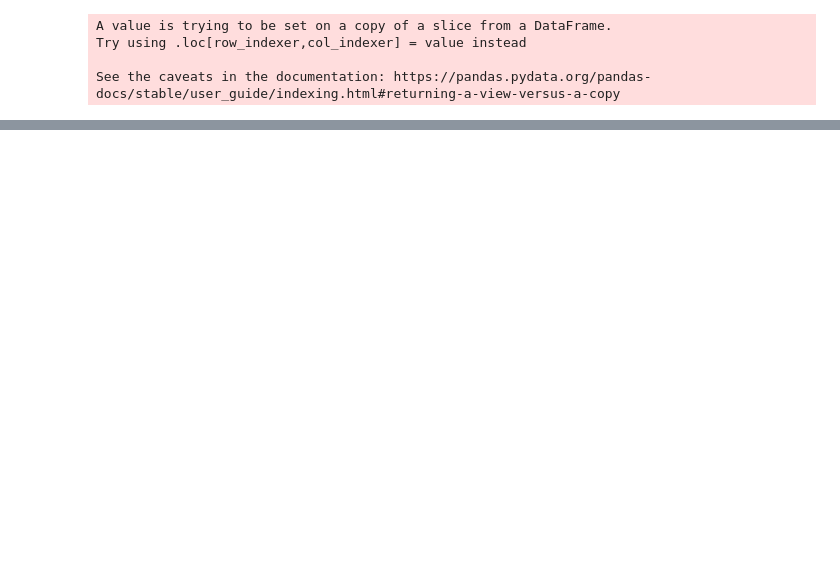
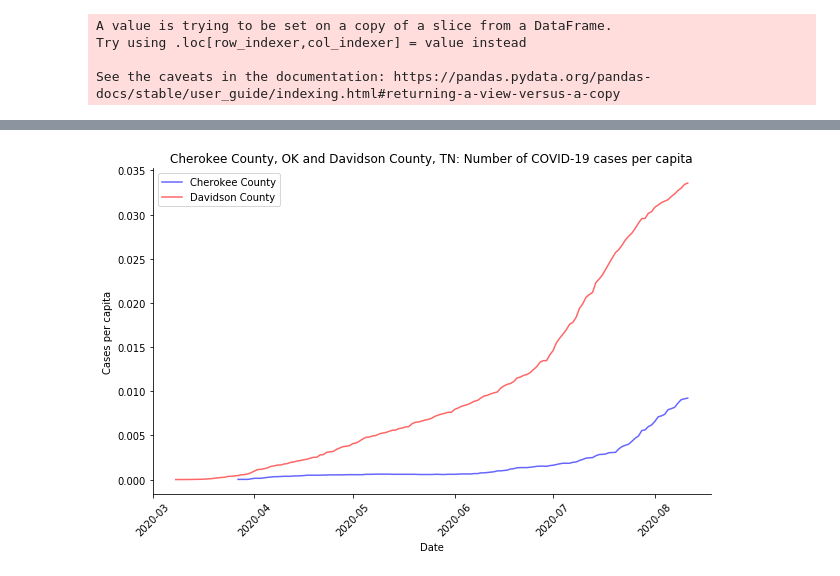
Before and after one commit to cellomaster2238/cherokee_covid, a Jupyter notebook: cherokee_covid.ipynb, the cells around one changed output, grey strips where cells are left out. Cells and saved outputs as stored; diff of their text form; code cells hidden in the pictures; blank space fills up the shorter version.

```diff
--- a/cherokee_covid.ipynb
+++ b/cherokee_covid.ipynb
@@ -8,6 +7,10 @@ from sklearn.linear_model import LinearRegression
 # %%
 # URL for raw file
 csv_url = 'https://github.com/nytimes/covid-19-data/raw/master/us-counties.csv'
+# %%
+# Estimated populations for Cherokee and Davidson (TN) taken from Wikipedia
+cher_pop = 48675
+dav_pop = 694144
 # %%
 df = pd.read_csv(csv_url)
 df['date'] = pd.to_datetime(df['date'])
@@ -163,0 +173,3 @@ plt.show()
+# %%
+# Create a per capita column in cherokee dataframe
+cherokee_df['per capita'] = cherokee_df['cases']/cher_pop
@@ -163,0 +181,12 @@ plt.show()
+# %%
+# Create dataframe with TN data
+ten_df = df[df['state'] == 'Tennessee']
+
+# Create dataframe with Davidson County, TN data
+davidson_df = ten_df[ten_df['county'] == 'Davidson']
+davidson_df.reset_index(drop = True, inplace = True)
+
+# Create per capita column
+davidson_df['per capita'] = davidson_df['cases']/dav_pop
+
+davidson_df.head()
@@ -163,0 +205,18 @@ plt.show()
+# %%
+# Create plot of per capita data
+fig, ax = plt.subplots(figsize = (10, 6))
+ax.plot(cherokee_df['date'], cherokee_df['per capita'], color = 'blue', alpha = 0.6, label = 'Cherokee County')
+ax.plot(davidson_df['date'], davidson_df['per capita'], color = 'red', alpha = 0.6, label = 'Davidson County')
+plt.title('Cherokee County, OK and Davidson County, TN: Number of COVID-19 cases per capita')
+plt.ylabel('Cases per capita')
+plt.xlabel('Date')
+plt.xticks(rotation = 45)
+ax.set_xlim([dt.date(2020, 3, 1), cherokee_df['date'].max() + dt.timedelta(7, 0)])
+ax.spines['top'].set_visible(False)
+ax.spines['right'].set_visible(False)
+ax.legend()
+
+fig.savefig('cher_vs_dav' + str(dt.date.today()) + '.png', bbox_inches = 'tight')
+plt.show()
+# %% [output]
+[figure, added]
```
Also changed, not shown: parts of 5 cells of this notebook, 3 other files.
